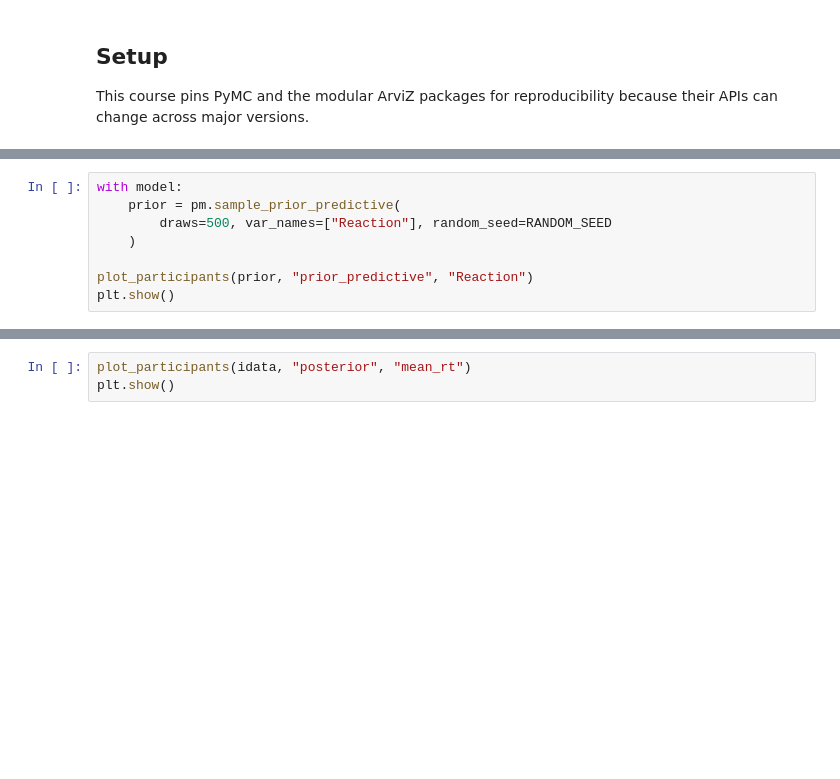
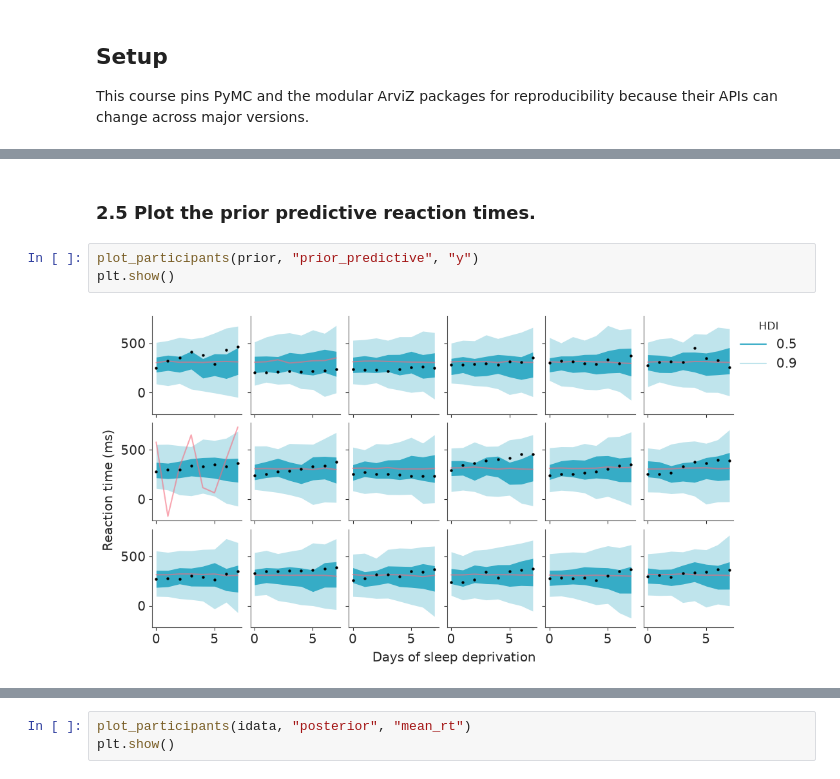
Before and after one commit to opherdonchin/BayesShortCourse, a Jupyter notebook: sleep/solved/09_exgaussian_distributional.ipynb, the cells around one changed output, grey strips where cells are left out. Cells and saved outputs as stored; diff of their text form; blank space fills up the shorter version.

```diff
--- a/sleep/solved/09_exgaussian_distributional.ipynb
+++ b/sleep/solved/09_exgaussian_distributional.ipynb
@@ -244,8 +43,0 @@ Before fitting, ask what reaction times the priors make plausible. Each panel is
-# %%
-with model:
-    prior = pm.sample_prior_predictive(
-        draws=500, var_names=["Reaction"], random_seed=RANDOM_SEED
-    )
-
-plot_participants(prior, "prior_predictive", "Reaction")
-plt.show()
@@ -299,0 +413,7 @@ Each panel shows posterior uncertainty in that participant's expected reaction t
+# %% [markdown]
+### 2.5 Plot the prior predictive reaction times.
+# %%
+plot_participants(prior, "prior_predictive", "y")
+plt.show()
+# %% [output]
+[figure, added]
```
Also changed, not shown: parts of 126 cells of this notebook, 4 other files.
